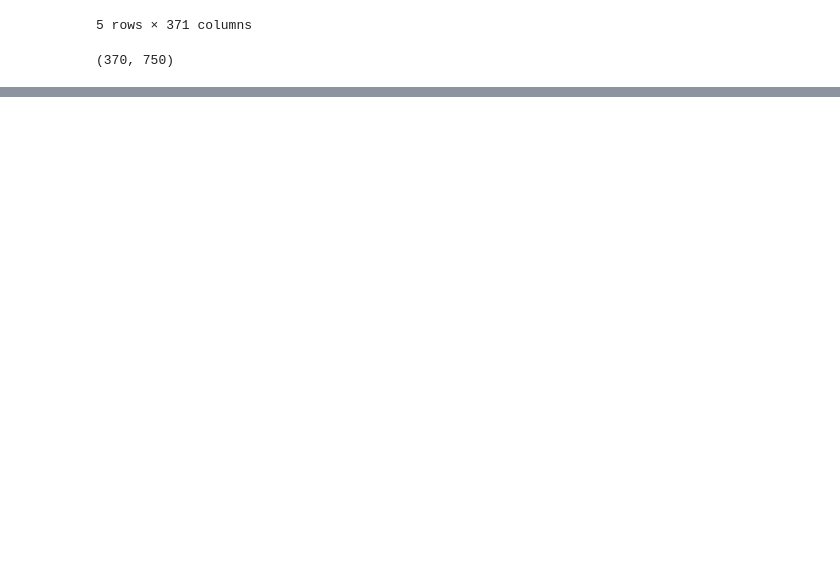
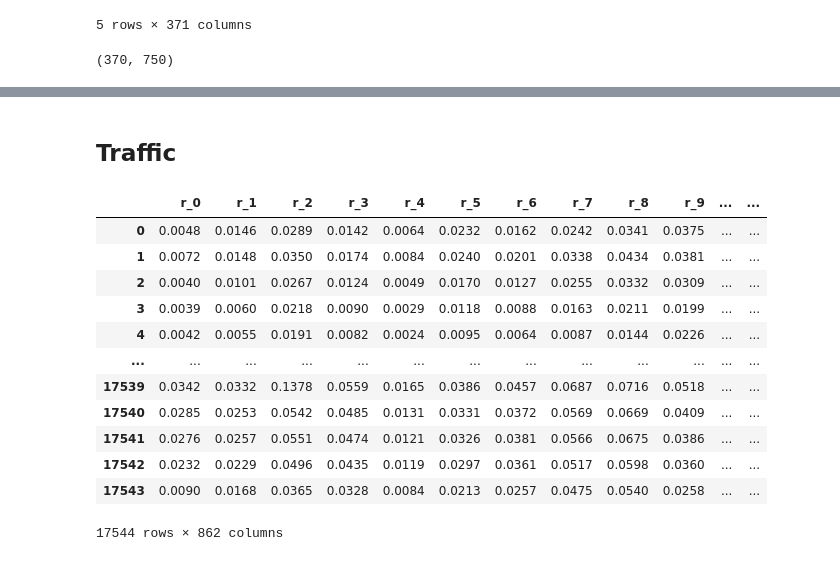
Before and after one commit to dmohorcic/SU_project, a Jupyter notebook: TRFM/TRMF_test.ipynb, the cells around one changed output, grey strips where cells are left out. Cells and saved outputs as stored; diff of their text form; code cells hidden in the pictures; blank space fills up the shorter version.

```diff
--- a/TRFM/TRMF_test.ipynb
+++ b/TRFM/TRMF_test.ipynb
@@ -145,0 +169,20 @@ TRMF performance ND/NRMSE: 0.562/0.941
+# %% [markdown]
+## Traffic
+# %%
+traffic = pd.read_csv("../data/traffic.txt", header=None)
+traffic.rename(lambda x: "r_"+str(x), inplace=True, axis=1)
+traffic
+# %% [output]
+|  | r_0 | r_1 | r_2 | r_3 | r_4 | r_5 | r_6 | r_7 | r_8 | r_9 | ... | ... |
+| 0 | 0.0048 | 0.0146 | 0.0289 | 0.0142 | 0.0064 | 0.0232 | 0.0162 | 0.0242 | 0.0341 | 0.0375 | ... | ... |
+| 1 | 0.0072 | 0.0148 | 0.0350 | 0.0174 | 0.0084 | 0.0240 | 0.0201 | 0.0338 | 0.0434 | 0.0381 | ... | ... |
+| 2 | 0.0040 | 0.0101 | 0.0267 | 0.0124 | 0.0049 | 0.0170 | 0.0127 | 0.0255 | 0.0332 | 0.0309 | ... | ... |
+| 3 | 0.0039 | 0.0060 | 0.0218 | 0.0090 | 0.0029 | 0.0118 | 0.0088 | 0.0163 | 0.0211 | 0.0199 | ... | ... |
+| 4 | 0.0042 | 0.0055 | 0.0191 | 0.0082 | 0.0024 | 0.0095 | 0.0064 | 0.0087 | 0.0144 | 0.0226 | ... | ... |
+| ... | ... | ... | ... | ... | ... | ... | ... | ... | ... | ... | ... | ... |
+| 17539 | 0.0342 | 0.0332 | 0.1378 | 0.0559 | 0.0165 | 0.0386 | 0.0457 | 0.0687 | 0.0716 | 0.0518 | ... | ... |
+| 17540 | 0.0285 | 0.0253 | 0.0542 | 0.0485 | 0.0131 | 0.0331 | 0.0372 | 0.0569 | 0.0669 | 0.0409 | ... | ... |
+| 17541 | 0.0276 | 0.0257 | 0.0551 | 0.0474 | 0.0121 | 0.0326 | 0.0381 | 0.0566 | 0.0675 | 0.0386 | ... | ... |
+| 17542 | 0.0232 | 0.0229 | 0.0496 | 0.0435 | 0.0119 | 0.0297 | 0.0361 | 0.0517 | 0.0598 | 0.0360 | ... | ... |
+| 17543 | 0.0090 | 0.0168 | 0.0365 | 0.0328 | 0.0084 | 0.0213 | 0.0257 | 0.0475 | 0.0540 | 0.0258 | ... | ... |
+17544 rows × 862 columns
```
Also changed, not shown: parts of 17 cells of this notebook, 59 other files.
